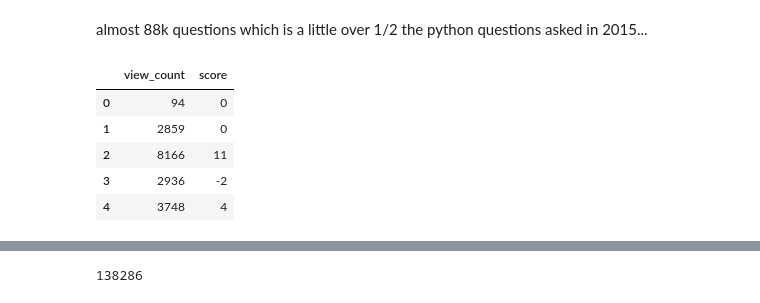
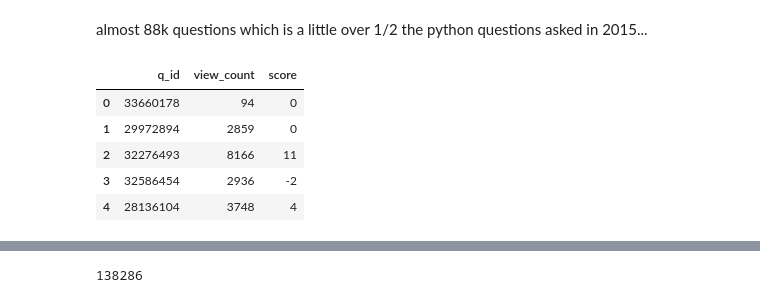
Before and after one commit to dvatterott/stackex_sum, a Jupyter notebook: Modeling/Classifying_Answers_Distributions.ipynb, the cells around one changed output, grey strips where cells are left out. Cells and saved outputs as stored; diff of their text form; code cells hidden in the pictures.

```diff
--- a/Modeling/Classifying_Answers_Distributions.ipynb
+++ b/Modeling/Classifying_Answers_Distributions.ipynb
@@ -25,14 +25,14 @@ almost 88k questions which is a little over 1/2 the python questions asked in 20
 # %%
 import pandas as pd
 ################# make query ########################
-sql_query = 'SELECT view_count,score FROM question_table;'
+sql_query = 'SELECT q_id, view_count,score FROM question_table;'
 question_df = pd.read_sql_query(sql_query,con)
 question_df.head()
 # %% [output]
-|  | view_count | score |
-| 0 | 94 | 0 |
-| 1 | 2859 | 0 |
-| 2 | 8166 | 11 |
-| 3 | 2936 | -2 |
-| 4 | 3748 | 4 |
+|  | q_id | view_count | score |
+| 0 | 33660178 | 94 | 0 |
+| 1 | 29972894 | 2859 | 0 |
+| 2 | 32276493 | 8166 | 11 |
+| 3 | 32586454 | 2936 | -2 |
+| 4 | 28136104 | 3748 | 4 |
 # %%
```
Also changed, not shown: parts of 2 cells of this notebook, 6 other files.
